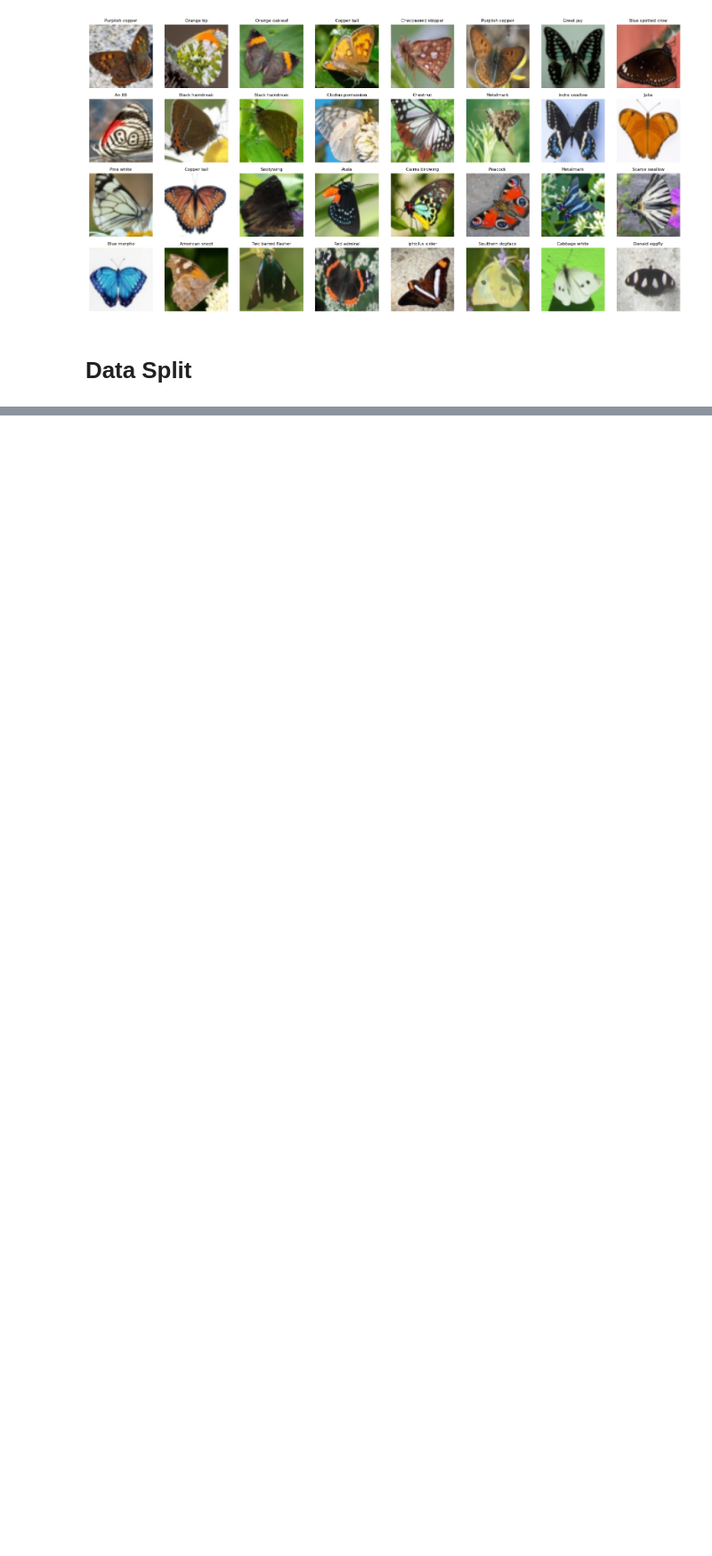
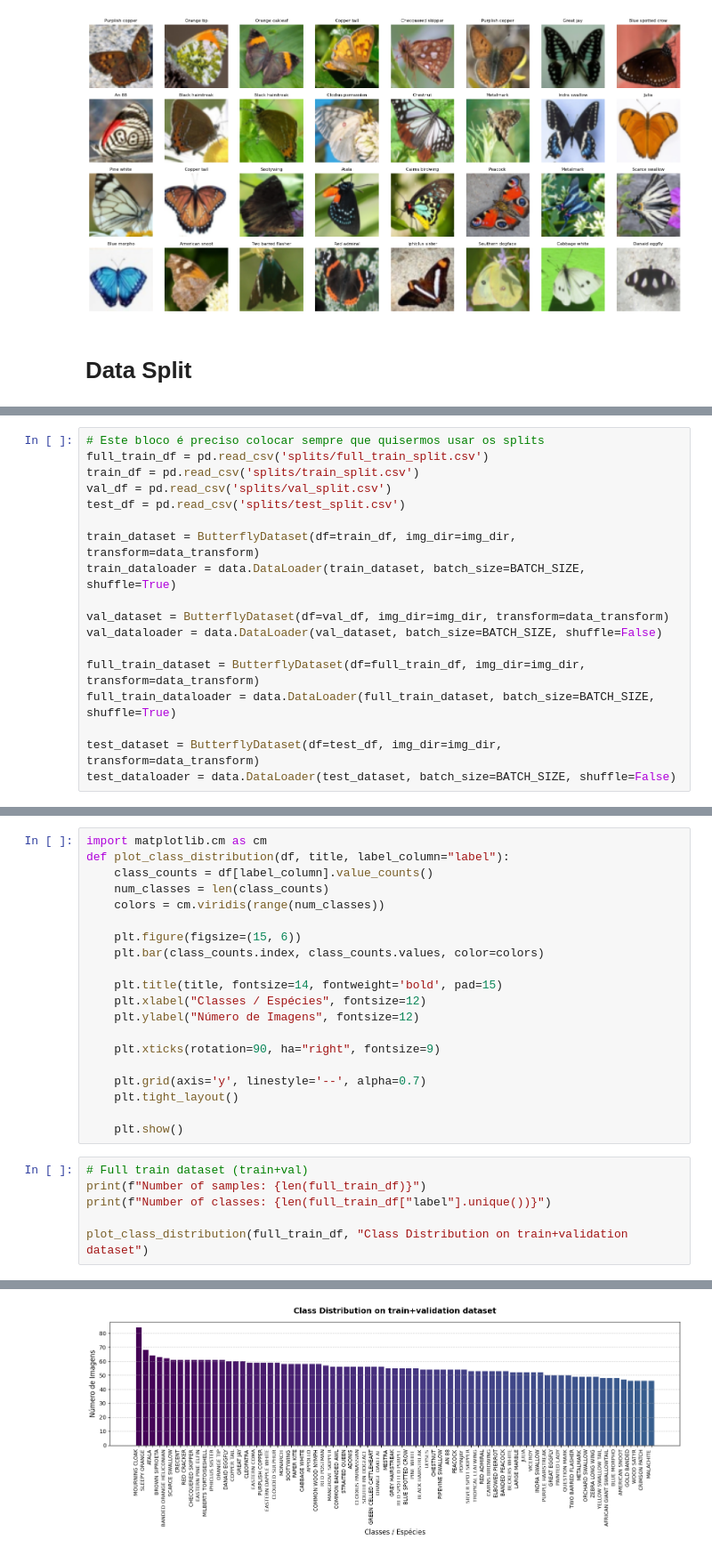
Before and after one commit to lightless-lamp/ACA-TP2, a Jupyter notebook: notebooks/00_data.ipynb, the cells around one changed output, grey strips where cells are left out. Shown at 89% size. Saved outputs shown, nothing was run; the diff lists cells and outputs as text; blank space fills up the shorter version.

Commit message:
added number of missing images

```diff
--- a/notebooks/00_data.ipynb
+++ b/notebooks/00_data.ipynb
@@ -88,2 +88,20 @@ create_save_data_split(df, output_dir='data/splits')
 # %% [output]
 Created and saved data splits.
+# %%
+# Este bloco é preciso colocar sempre que quisermos usar os splits
+full_train_df = pd.read_csv('splits/full_train_split.csv')
+train_df = pd.read_csv('splits/train_split.csv')
+val_df = pd.read_csv('splits/val_split.csv')
+test_df = pd.read_csv('splits/test_split.csv')
+
+train_dataset = ButterflyDataset(df=train_df, img_dir=img_dir, transform=data_transform)
+train_dataloader = data.DataLoader(train_dataset, batch_size=BATCH_SIZE, shuffle=True)
+
+val_dataset = ButterflyDataset(df=val_df, img_dir=img_dir, transform=data_transform)
+val_dataloader = data.DataLoader(val_dataset, batch_size=BATCH_SIZE, shuffle=False)
+
+full_train_dataset = ButterflyDataset(df=full_train_df, img_dir=img_dir, transform=data_transform)
+full_train_dataloader = data.DataLoader(full_train_dataset, batch_size=BATCH_SIZE, shuffle=True)
+
+test_dataset = ButterflyDataset(df=test_df, img_dir=img_dir, transform=data_transform)
+test_dataloader = data.DataLoader(test_dataset, batch_size=BATCH_SIZE, shuffle=False)
@@ -89,0 +125,27 @@ Created and saved data splits.
+# %%
+import matplotlib.cm as cm
+def plot_class_distribution(df, title, label_column="label"):
+    class_counts = df[label_column].value_counts()
+    num_classes = len(class_counts)
+    colors = cm.viridis(range(num_classes))
+
+    plt.figure(figsize=(15, 6))
+    plt.bar(class_counts.index, class_counts.values, color=colors)
+
+    plt.title(title, fontsize=14, fontweight='bold', pad=15)
+    plt.xlabel("Classes / Espécies", fontsize=12)
+    plt.ylabel("Número de Imagens", fontsize=12)
+
+    plt.xticks(rotation=90, ha="right", fontsize=9)
+
+    plt.grid(axis='y', linestyle='--', alpha=0.7)
+    plt.tight_layout()
+
+    plt.show()
+# %%
+# Full train dataset (train+val)
+print(f"Number of samples: {len(full_train_df)}")
+print(f"Number of classes: {len(full_train_df["label"].unique())}")
+
+plot_class_distribution(full_train_df, "Class Distribution on train+validation dataset")
+# %% [output]
@@ -89,0 +154 @@ Created and saved data splits.
+[figure, added]
```
Also changed, not shown: parts of 8 cells of this notebook.
